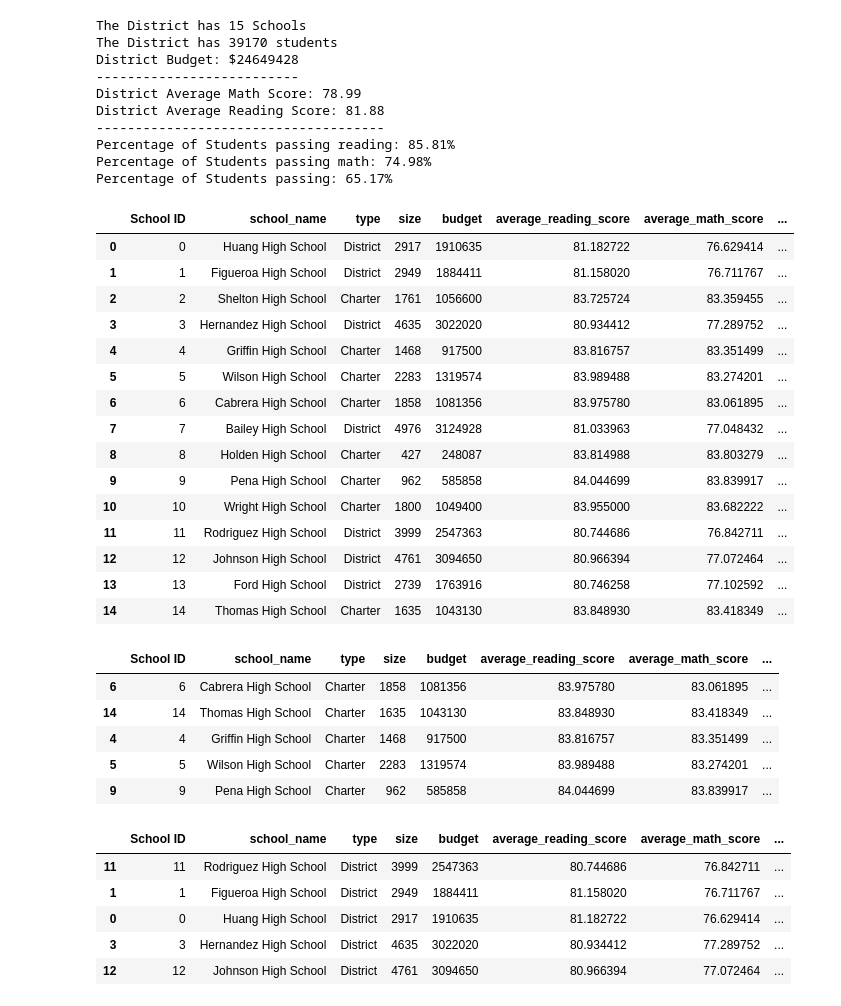
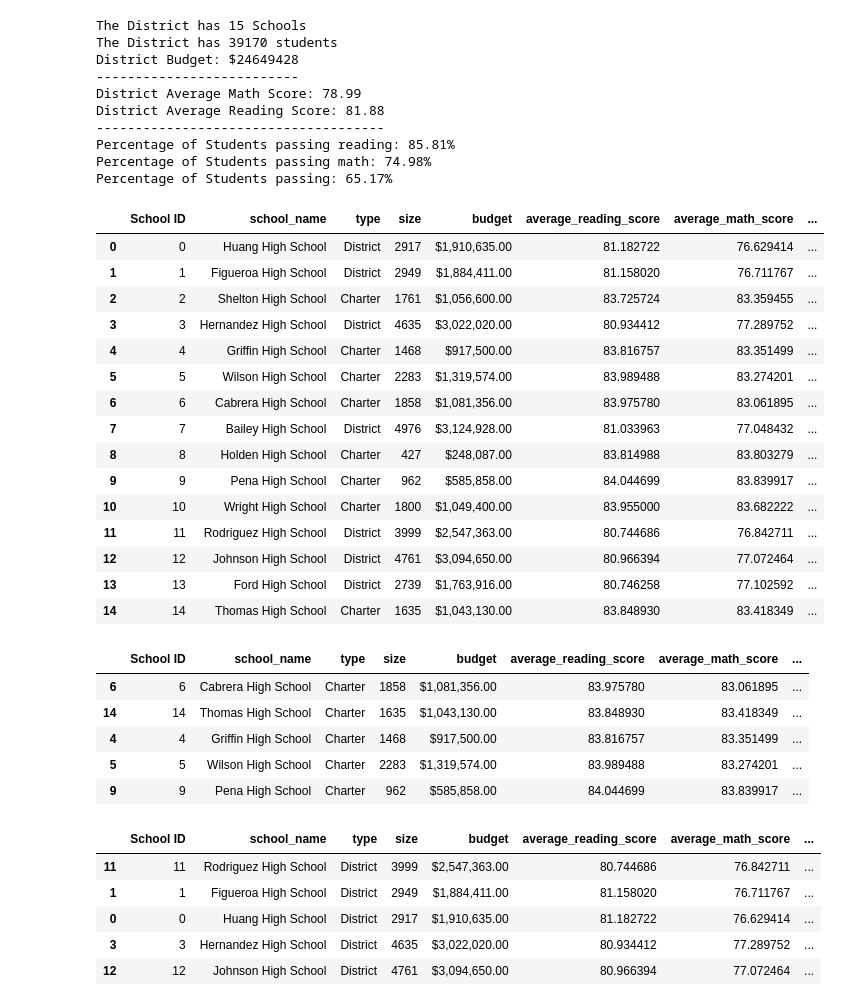
Before and after one commit to J-Schea29/Pandas-Challenge, a Jupyter notebook: Untitled.ipynb, the cells around one changed output. Cells and saved outputs as stored; diff of their text form; code cells hidden in the pictures.

```diff
--- a/Untitled.ipynb
+++ b/Untitled.ipynb
@@ -196,57 +168,59 @@ merged2 = merged2.rename(columns ={"reading_score_x": "passed_reading", "math_sc
 # %%
 import pandas as pd
 import os
 
 merge3 = pd.merge(school_data, aver_group, on= "school_name")
 merged_data2 = pd.merge(merge3, merged2, on= "school_name")
 
 merged_data2["money_per_student"] = merged_data2["budget"]/merged_data2["size"]
 merged_data2["% Passed Reading"]= (merged_data2["passed_reading"]/merged_data2["size"]) *int(100)
 merged_data2["% Passed Math"] = (merged_data2["passed_math"]/merged_data2["size"]) *int(100)
 merged_data2["% Passed"] = (merged_data2["total"]/merged_data2["size"]) *int(100)
 del merged_data2["passed_reading"]
 del merged_data2["passed_math"]
 del merged_data2["total"]
+merged_data2["budget"] = merged_data2["budget"].astype(float).map("${:,.2f}".format)
+merged_data2["money_per_student"] = merged_data2["money_per_student"].astype(float).map("${:,.2f}".format)
 merged_data2
 # %% [output]
 |  | School ID | school_name | type | size | budget | average_reading_score | average_math_score | ... |
-| 0 | 0 | Huang High School | District | 2917 | 1910635 | 81.182722 | 76.629414 | ... |
-| 1 | 1 | Figueroa High School | District | 2949 | 1884411 | 81.158020 | 76.711767 | ... |
-| 2 | 2 | Shelton High School | Charter | 1761 | 1056600 | 83.725724 | 83.359455 | ... |
-| 3 | 3 | Hernandez High School | District | 4635 | 3022020 | 80.934412 | 77.289752 | ... |
-| 4 | 4 | Griffin High School | Charter | 1468 | 917500 | 83.816757 | 83.351499 | ... |
-| 5 | 5 | Wilson High School | Charter | 2283 | 1319574 | 83.989488 | 83.274201 | ... |
-| 6 | 6 | Cabrera High School | Charter | 1858 | 1081356 | 83.975780 | 83.061895 | ... |
-| 7 | 7 | Bailey High School | District | 4976 | 3124928 | 81.033963 | 77.048432 | ... |
-| 8 | 8 | Holden High School | Charter | 427 | 248087 | 83.814988 | 83.803279 | ... |
-| 9 | 9 | Pena High School | Charter | 962 | 585858 | 84.044699 | 83.839917 | ... |
-| 10 | 10 | Wright High School | Charter | 1800 | 1049400 | 83.955000 | 83.682222 | ... |
-| 11 | 11 | Rodriguez High School | District | 3999 | 2547363 | 80.744686 | 76.842711 | ... |
-| 12 | 12 | Johnson High School | District | 4761 | 3094650 | 80.966394 | 77.072464 | ... |
-| 13 | 13 | Ford High School | District | 2739 | 1763916 | 80.746258 | 77.102592 | ... |
-| 14 | 14 | Thomas High School | Charter | 1635 | 1043130 | 83.848930 | 83.418349 | ... |
+| 0 | 0 | Huang High School | District | 2917 | $1,910,635.00 | 81.182722 | 76.629414 | ... |
+| 1 | 1 | Figueroa High School | District | 2949 | $1,884,411.00 | 81.158020 | 76.711767 | ... |
+| 2 | 2 | Shelton High School | Charter | 1761 | $1,056,600.00 | 83.725724 | 83.359455 | ... |
+| 3 | 3 | Hernandez High School | District | 4635 | $3,022,020.00 | 80.934412 | 77.289752 | ... |
+| 4 | 4 | Griffin High School | Charter | 1468 | $917,500.00 | 83.816757 | 83.351499 | ... |
+| 5 | 5 | Wilson High School | Charter | 2283 | $1,319,574.00 | 83.989488 | 83.274201 | ... |
+| 6 | 6 | Cabrera High School | Charter | 1858 | $1,081,356.00 | 83.975780 | 83.061895 | ... |
+| 7 | 7 | Bailey High School | District | 4976 | $3,124,928.00 | 81.033963 | 77.048432 | ... |
+| 8 | 8 | Holden High School | Charter | 427 | $248,087.00 | 83.814988 | 83.803279 | ... |
+| 9 | 9 | Pena High School | Charter | 962 | $585,858.00 | 84.044699 | 83.839917 | ... |
+| 10 | 10 | Wright High School | Charter | 1800 | $1,049,400.00 | 83.955000 | 83.682222 | ... |
+| 11 | 11 | Rodriguez High School | District | 3999 | $2,547,363.00 | 80.744686 | 76.842711 | ... |
+| 12 | 12 | Johnson High School | District | 4761 | $3,094,650.00 | 80.966394 | 77.072464 | ... |
+| 13 | 13 | Ford High School | District | 2739 | $1,763,916.00 | 80.746258 | 77.102592 | ... |
+| 14 | 14 | Thomas High School | Charter | 1635 | $1,043,130.00 | 83.848930 | 83.418349 | ... |
 # %%
 #3 Top 5 Performing Schools (By % Overall Passing)
 top5 = merged_data2.sort_values("% Passed", ascending=False).head(5)
 top5
 # %% [output]
 |  | School ID | school_name | type | size | budget | average_reading_score | average_math_score | ... |
-| 6 | 6 | Cabrera High School | Charter | 1858 | 1081356 | 83.975780 | 83.061895 | ... |
-| 14 | 14 | Thomas High School | Charter | 1635 | 1043130 | 83.848930 | 83.418349 | ... |
-| 4 | 4 | Griffin High School | Charter | 1468 | 917500 | 83.816757 | 83.351499 | ... |
-| 5 | 5 | Wilson High School | Charter | 2283 | 1319574 | 83.989488 | 83.274201 | ... |
-| 9 | 9 | Pena High School | Charter | 962 | 585858 | 84.044699 | 83.839917 | ... |
+| 6 | 6 | Cabrera High School | Charter | 1858 | $1,081,356.00 | 83.975780 | 83.061895 | ... |
+| 14 | 14 | Thomas High School | Charter | 1635 | $1,043,130.00 | 83.848930 | 83.418349 | ... |
+| 4 | 4 | Griffin High School | Charter | 1468 | $917,500.00 | 83.816757 | 83.351499 | ... |
+| 5 | 5 | Wilson High School | Charter | 2283 | $1,319,574.00 | 83.989488 | 83.274201 | ... |
+| 9 | 9 | Pena High School | Charter | 962 | $585,858.00 | 84.044699 | 83.839917 | ... |
 # %%
 #4 Bottom 5 Performing Schools (By % Overall Passing)
 bottom5 = merged_data2.sort_values("% Passed", ascending=True).head(5)
 bottom5
 # %% [output]
 |  | School ID | school_name | type | size | budget | average_reading_score | average_math_score | ... |
-| 11 | 11 | Rodriguez High School | District | 3999 | 2547363 | 80.744686 | 76.842711 | ... |
-| 1 | 1 | Figueroa High School | District | 2949 | 1884411 | 81.158020 | 76.711767 | ... |
-| 0 | 0 | Huang High School | District | 2917 | 1910635 | 81.182722 | 76.629414 | ... |
-| 3 | 3 | Hernandez High School | District | 4635 | 3022020 | 80.934412 | 77.289752 | ... |
-| 12 | 12 | Johnson High School | District | 4761 | 3094650 | 80.966394 | 77.072464 | ... |
+| 11 | 11 | Rodriguez High School | District | 3999 | $2,547,363.00 | 80.744686 | 76.842711 | ... |
+| 1 | 1 | Figueroa High School | District | 2949 | $1,884,411.00 | 81.158020 | 76.711767 | ... |
+| 0 | 0 | Huang High School | District | 2917 | $1,910,635.00 | 81.182722 | 76.629414 | ... |
+| 3 | 3 | Hernandez High School | District | 4635 | $3,022,020.00 | 80.934412 | 77.289752 | ... |
+| 12 | 12 | Johnson High School | District | 4761 | $3,094,650.00 | 80.966394 | 77.072464 | ... |
 # %%
 #5 Math Scores by Grade*
 grade_df= student_data[["grade", "school_name", "math_score"]]
```
Also changed, not shown: parts of 9 cells of this notebook.
